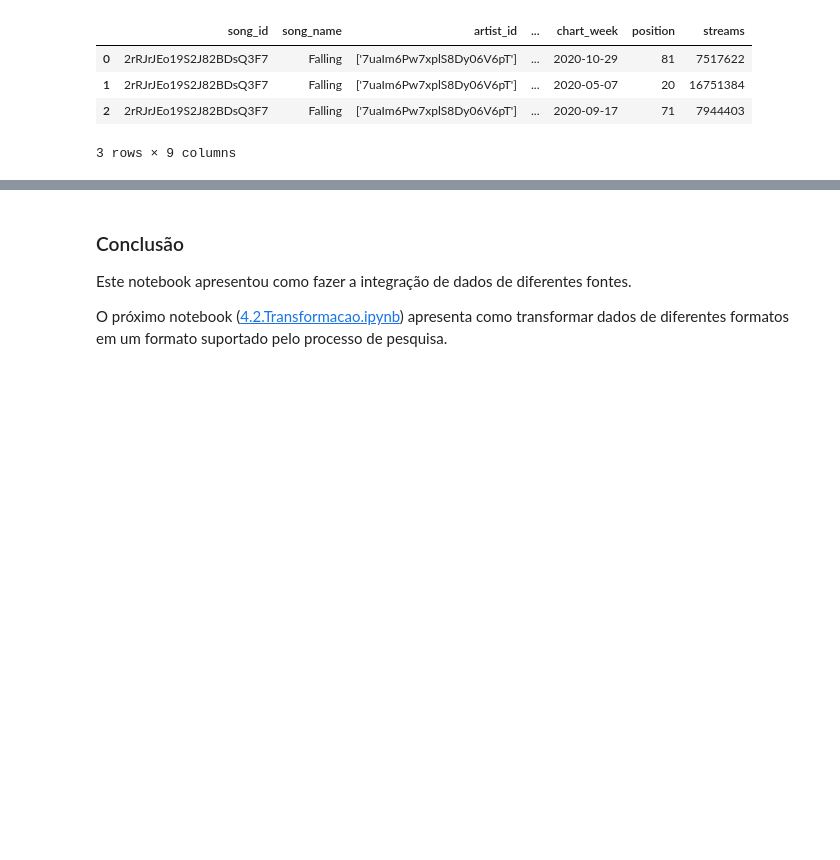
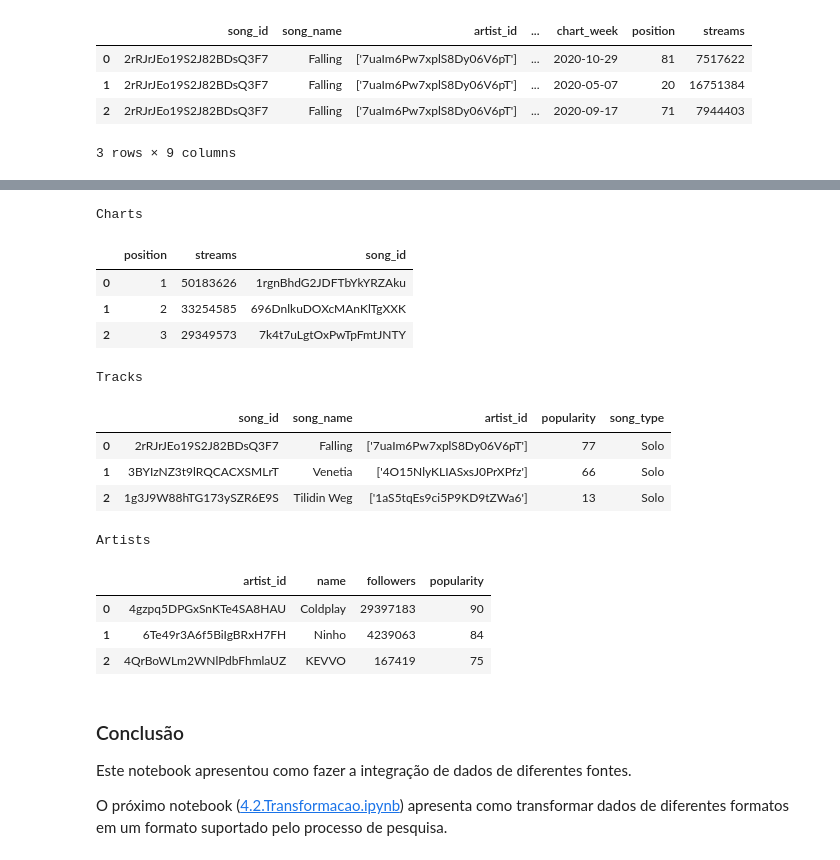
Before and after one commit to opgabriel/jai2021-jupyter, a Jupyter notebook: 4.Transformacao/4.1.Integracao-Copy1.ipynb, the cells around one changed output, grey strips where cells are left out. Cells and saved outputs as stored; diff of their text form; code cells hidden in the pictures; blank space fills up the shorter version.

```diff
--- a/4.Transformacao/4.1.Integracao-Copy1.ipynb
+++ b/4.Transformacao/4.1.Integracao-Copy1.ipynb
@@ -6,7 +5,7 @@ from IPython.core.display import display, HTML
 
 pd.set_option('display.max_columns', 6)
 # %%
-def display_side_by_side(dfs:list, captions:list):
+def display_side_by_side(dfs: list, captions: list):
     """Display tables side by side to save vertical space
     Input:
         dfs: list of pandas.DataFrame
@@ -15,7 +14,8 @@ def display_side_by_side(dfs:list, captions:list):
     output = ""
     combined = dict(zip(captions, dfs))
     for caption, df in combined.items():
-        output += df.style.set_table_attributes("style='display:inline'").set_caption(caption)._repr_html_()
+        output += df.style.set_table_attributes(
+            "style='display:inline'").set_caption(caption)._repr_html_()
         output += "\xa0\xa0\xa0"
     display(HTML(output))
 # %% [markdown]
@@ -217,3 +329,32 @@ Após a junção **muitos-para-muitos**, a **coluna-chave** do *DataFrame* resul
+# %%
+# Lendo os dados
+charts = pd.read_table('../dataset/spotify_charts_complete.tsv',
+    usecols=['song_id', 'streams', 'position'], # seleciona campos específicos
+    encoding='utf-8')
+tracks = pd.read_table('../dataset/spotify_hits_dataset_complete.tsv',
+    usecols=['song_id', 'song_name', 'artist_id', 'popularity', 'song_type'], # seleciona campos específicos
+    encoding='utf-8')
+artists = pd.read_table('../dataset/spotify_artists_info_complete.tsv',
+    usecols=['artist_id', 'name', 'followers', 'popularity'], # seleciona campos específicos
+    encoding='utf-8')
+
+display_side_by_side([charts.head(3), tracks.head(3), artists.head(3)], ['Charts', 'Tracks', 'Artists'])
+# %% [output]
+Charts
+|  | position | streams | song_id |
+| 0 | 1 | 50183626 | 1rgnBhdG2JDFTbYkYRZAku |
+| 1 | 2 | 33254585 | 696DnlkuDOXcMAnKlTgXXK |
+| 2 | 3 | 29349573 | 7k4t7uLgtOxPwTpFmtJNTY |
+Tracks
+|  | song_id | song_name | artist_id | popularity | song_type |
+| 0 | 2rRJrJEo19S2J82BDsQ3F7 | Falling | ['7uaIm6Pw7xplS8Dy06V6pT'] | 77 | Solo |
+| 1 | 3BYIzNZ3t9lRQCACXSMLrT | Venetia | ['4O15NlyKLIASxsJ0PrXPfz'] | 66 | Solo |
+| 2 | 1g3J9W88hTG173ySZR6E9S | Tilidin Weg | ['1aS5tqEs9ci5P9KD9tZWa6'] | 13 | Solo |
+Artists
+|  | artist_id | name | followers | popularity |
+| 0 | 4gzpq5DPGxSnKTe4SA8HAU | Coldplay | 29397183 | 90 |
+| 1 | 6Te49r3A6f5BiIgBRxH7FH | Ninho | 4239063 | 84 |
+| 2 | 4QrBoWLm2WNlPdbFhmlaUZ | KEVVO | 167419 | 75 |
 # %% [markdown]
 ### Conclusão
 
```
Also changed, not shown: parts of 43 cells of this notebook, 9 other files.
